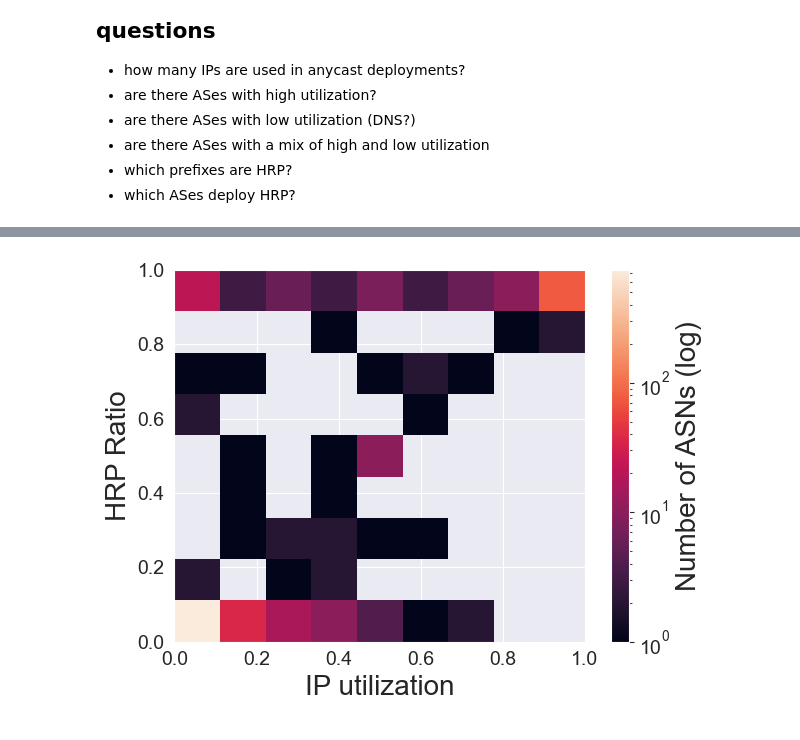
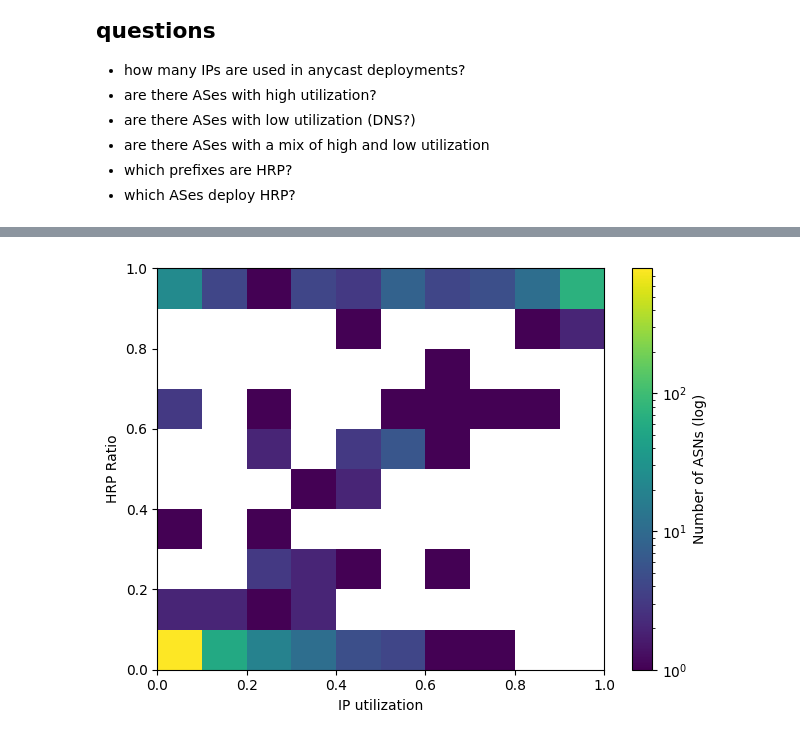
Before and after one commit to gustavoluvizotto/anycast-service-discovery, a Jupyter notebook: analysis/ip_utilization/ip_utilization.ipynb, the cells around one changed output, grey strips where cells are left out. Saved outputs shown, nothing was run; the diff lists cells and outputs as text; code cells hidden in the pictures.

```diff
--- a/analysis/ip_utilization/ip_utilization.ipynb
+++ b/analysis/ip_utilization/ip_utilization.ipynb
@@ -51,7 +57,9 @@ census_v4
 # %%
 # load in HRP data
 
-hrp = pd.read_csv('nl-ens_20260204_slash24-info.csv.gz')
-hrp['/24'] = hrp['network_address'] + '/24'
+# hrp = pd.read_csv('nl-ens_20260204_slash24-info.csv.gz')
+hrp = pd.read_csv('part-00000-221fd490-deca-4171-ad09-7cf2764b8c5b-c000.csv')
+# hrp['/24'] = hrp['ip'].str.rsplit('.', n=1).str[0] + '.0/24'
+hrp = hrp[hrp['is_hrp']]
 hrp
 # %% [output]
@@ -71,7 +79,7 @@ hrp
 # %%
 # join census with HRP
 
-census_v4['is_hrp'] = census_v4['prefix'].isin(hrp['/24'])
+census_v4['is_hrp'] = census_v4['prefix'].isin(hrp['prefix'])
 
 print(f"there are {census_v4['prefix'].nunique():,} /24s of which {census_v4[census_v4['is_hrp']]['prefix'].nunique():,} are HRP")
 # %% [output]
@@ -79,6 +87,6 @@ there are 14,331 /24s of which 9,686 are HRP
 # %%
 # load in IPs with services (excluding unknowns)
 
-ip_services = pd.read_csv('nl-ens_ips-with-service_20260204_v4.csv.gz')
+ip_services = pd.read_csv('part-00000-a6158df2-c124-48da-814d-c180043134fa-c000.csv')
 ip_services
 # %% [output]
@@ -225,13 +237,16 @@ Index(['prefix', 'AB_ICMPv4', 'AB_TCPv4', 'AB_DNSv4', 'GCD_ICMPv4',
 # %%
 # create table: ASN, /24s, active_IPs, IP_utilization, %HRP
 
+# adjust for MOAS
+census_v4_exploded = census_v4.assign(ASN=census_v4['ASN'].str.split('_')).explode('ASN')
+
 asn_table = (
-    census_v4
+    census_v4_exploded
         .groupby('ASN')
         .agg(
+            active_ips=('number_of_active_ips', 'sum'),
+            hrp_count=('is_hrp', 'sum'),
             slash24s=('prefix', 'count'),
-            active_ips=('number_of_active_ips', 'sum'),
-            hrp_count=('is_hrp', 'sum')
         )
 )
 
@@ -441,29 +649,35 @@ plt.show()
 # %%
 x = asn_table['IP Utilization']
 y = asn_table['HRP']
+
+plt.style.use("default")
+
 
 plt.figure()
 
 # x_bins = np.logspace(
 #     np.log10(x[x > 0].min()),
 #     np.log10(x.max()),
 #     50
 # )
 
-x_bins = np.linspace(0, 1, 10)
-y_bins = np.linspace(0, 1, 10)
+x_bins = np.linspace(0, 1, 11)
+y_bins = np.linspace(0, 1, 11)
 from matplotlib.colors import LogNorm
 
 plt.hist2d(x, y, bins=[x_bins, y_bins],
            norm=LogNorm())
 
 # plt.xscale('log')
-plt.xlabel("IP utilization")
-plt.ylabel("HRP Ratio")
+
+fontsize=10
+plt.xlabel("IP utilization", fontsize=fontsize)
+plt.ylabel("HRP Ratio", fontsize=fontsize)
 
 plt.colorbar(label="Number of ASNs (log)")
 
 plt.tight_layout()
+plt.savefig("as_ip_hrp_heatmap.pdf", bbox_inches='tight', pad_inches=0)
 plt.show()
 # %% [output]
-[figure, old version]
+[figure, new version]
```
Also changed, not shown: parts of 79 cells of this notebook, 18 other files.
